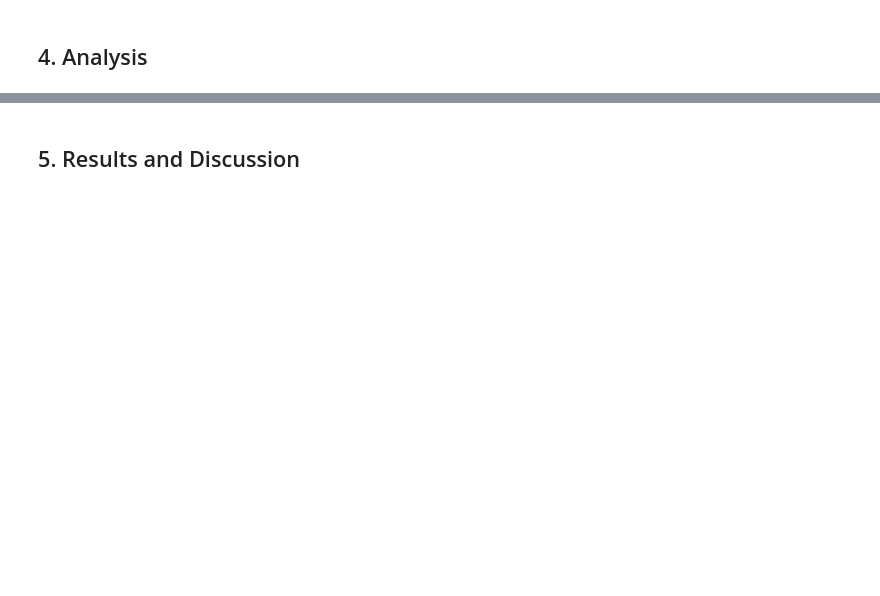
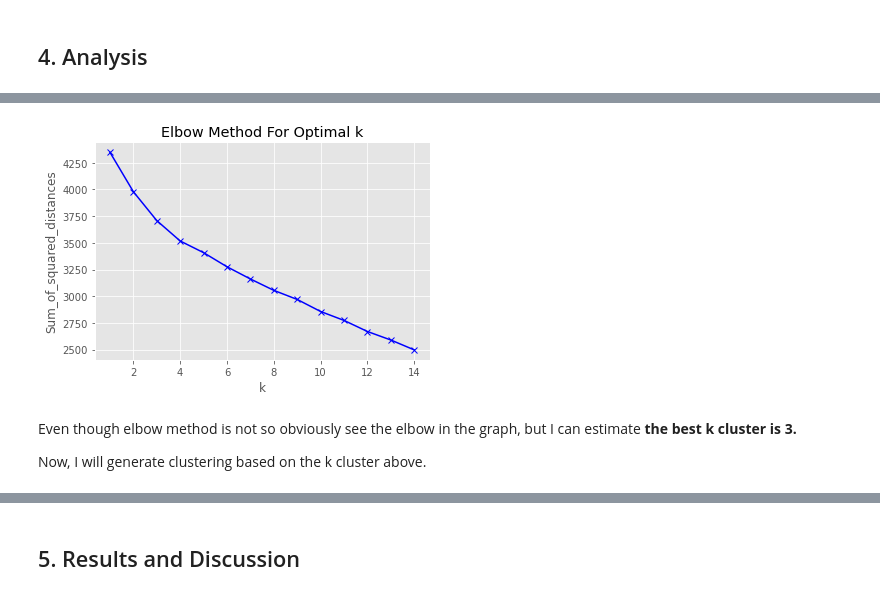
Before and after one commit to msazili/Coursera_Capstone, a Jupyter notebook: Capstone Project - The Battle of the Neighborhoods.ipynb, the cells around one changed output, grey strips where cells are left out. Drawn from its saved outputs; the diff is of its cells as text; code cells hidden in the pictures; blank space fills up the shorter version.

```diff
--- a/Capstone Project - The Battle of the Neighborhoods.ipynb
+++ b/Capstone Project - The Battle of the Neighborhoods.ipynb
@@ -193,0 +472,16 @@ data
+# %%
+cat_features = ['Town', 'Venue Category']
+cont_features = ['Resale Price']
+
+sg_cluster = sg_venues.join(data.set_index('Town'), on='Town')
+
+sg_cluster[cont_features].describe()
+
+for col in cat_features:
+    dummies = pd.get_dummies(sg_cluster[col], prefix=col)
+    sg_cluster = pd.concat([sg_cluster, dummies], axis=1)
+    sg_cluster.drop(col, axis=1, inplace=True)
+
+sg_cluster.drop('Venue', axis=1, inplace=True)
+
+sg_cluster
@@ -193,0 +502,25 @@ data
+# %%
+mms = MinMaxScaler()
+mms.fit(sg_cluster)
+data_transformed = mms.transform(sg_cluster)
+
+#data_transformed
+
+Sum_of_squared_distances = []
+K = range(1,15)
+for k in K:
+    km = KMeans(n_clusters=k)
+    km = km.fit(data_transformed)
+    Sum_of_squared_distances.append(km.inertia_)
+
+plt.plot(K, Sum_of_squared_distances, 'bx-')
+plt.xlabel('k')
+plt.ylabel('Sum_of_squared_distances')
+plt.title('Elbow Method For Optimal k')
+plt.show()
+# %% [output]
+[figure, added]
+# %% [markdown]
+Even though elbow method is not so obviously see the elbow in the graph, but I can estimate **the best k cluster is 3.**
+
+Now, I will generate clustering based on the k cluster above.
```
Also changed, not shown: parts of 36 cells of this notebook.
